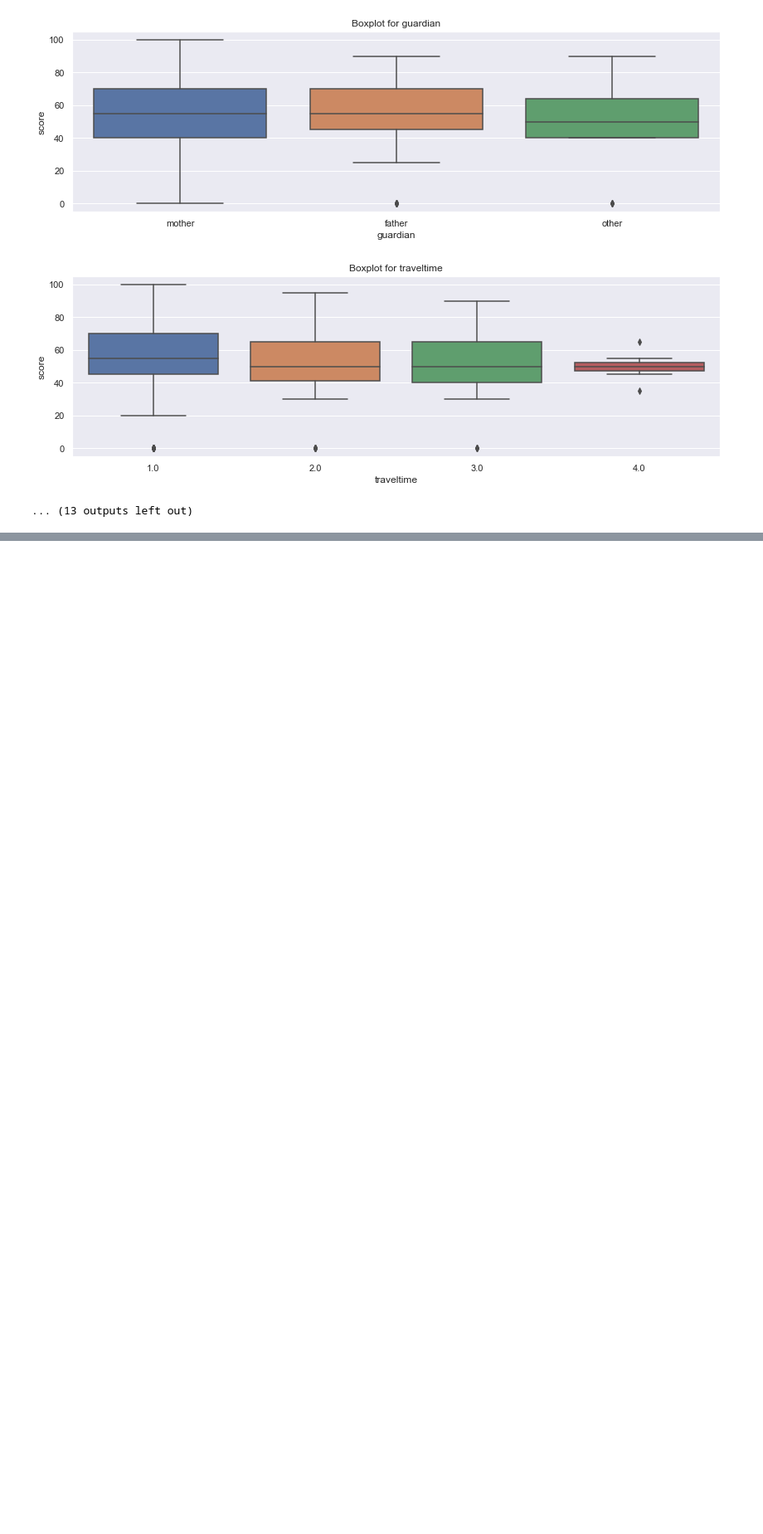
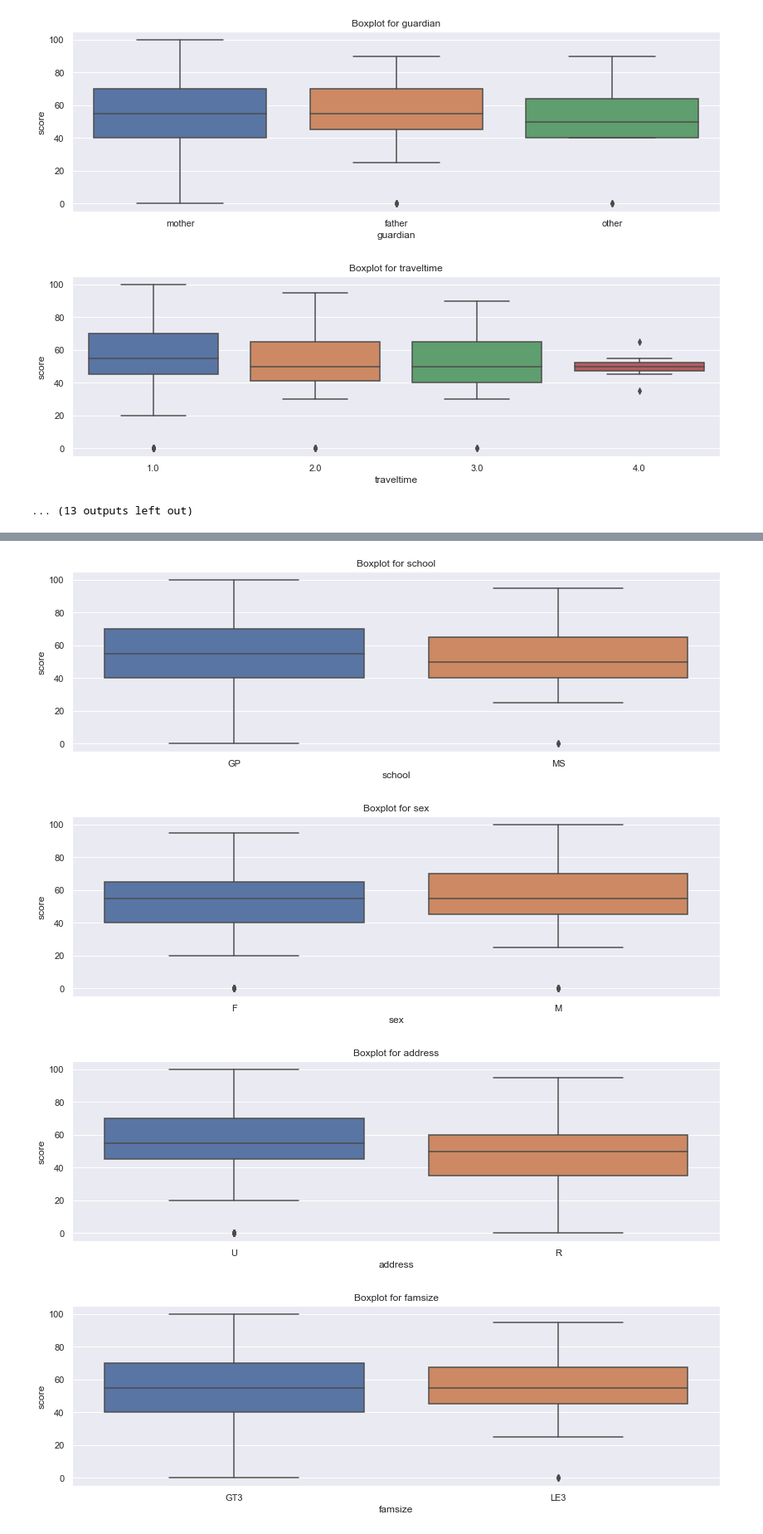
Before and after one commit to Ro-Ksu/skillfactory_rds, a Jupyter notebook: module_2/Module_2.ipynb, the cells around one changed output, grey strips where cells are left out. Shown at 83% size. Drawn from its saved outputs; the diff is of its cells as text; code cells hidden in the pictures; blank space fills up the shorter version.

```diff
--- a/module_2/Module_2.ipynb
+++ b/module_2/Module_2.ipynb
@@ -965 +971,5 @@ memory usage: 3.2 KB
 Построим график, чтобы посмотрим как коррелируют свободное время и проведение времени с друзьями
+# %%
+cols = students[['freetime', 'goout']]
+combinations_all = list(combinations(cols, 2))
+print(combinations_all)
@@ -1182,4 +1171,0 @@ memory usage: 98.1+ KB
-# %%
-cols = students.columns.tolist()
-combinations_all = list(combinations(cols, 2))
-students.loc[students.columns.tolist() == combinations_all[0], 'score']
@@ -1187,0 +1222,17 @@ KeyError: False
+# %%
+def get_boxplot_no_nan(column):
+    fig, ax = plt.subplots(figsize = (14, 4))
+    sns.boxplot(x=column, y='score', data=students_no_nan, ax=ax)
+    plt.xticks()
+    ax.set_title('Boxplot for ' + column)
+    plt.show()
+
+for col in ['school', 'sex', 'address', 'famsize', 'pstatus', 'medu', 'fedu','mjob', 'fjob',
+            'reason', 'guardian', 'traveltime', 'studytime', 'schoolsup', 'famsup', 'paid',
+            'activities', 'nursery', 'higher', 'internet', 'romantic', 'famrel','freetime', 'goout', 'health']:
+    get_boxplot_no_nan(col)
+# %% [output]
+[figure, added]
+[figure, added]
+[figure, added]
+[figure, added]
```
Also changed, not shown: parts of 29 cells of this notebook, 2 other files.
